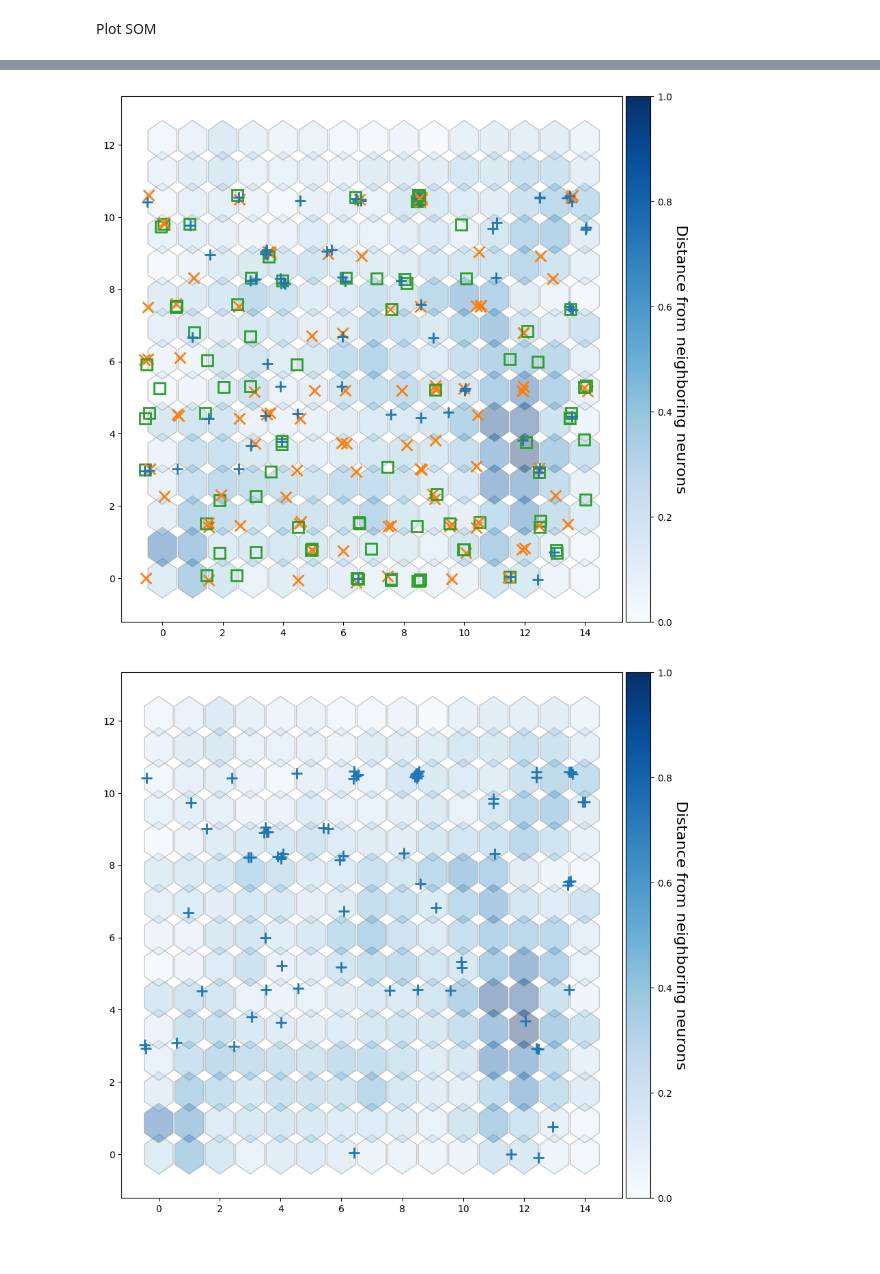
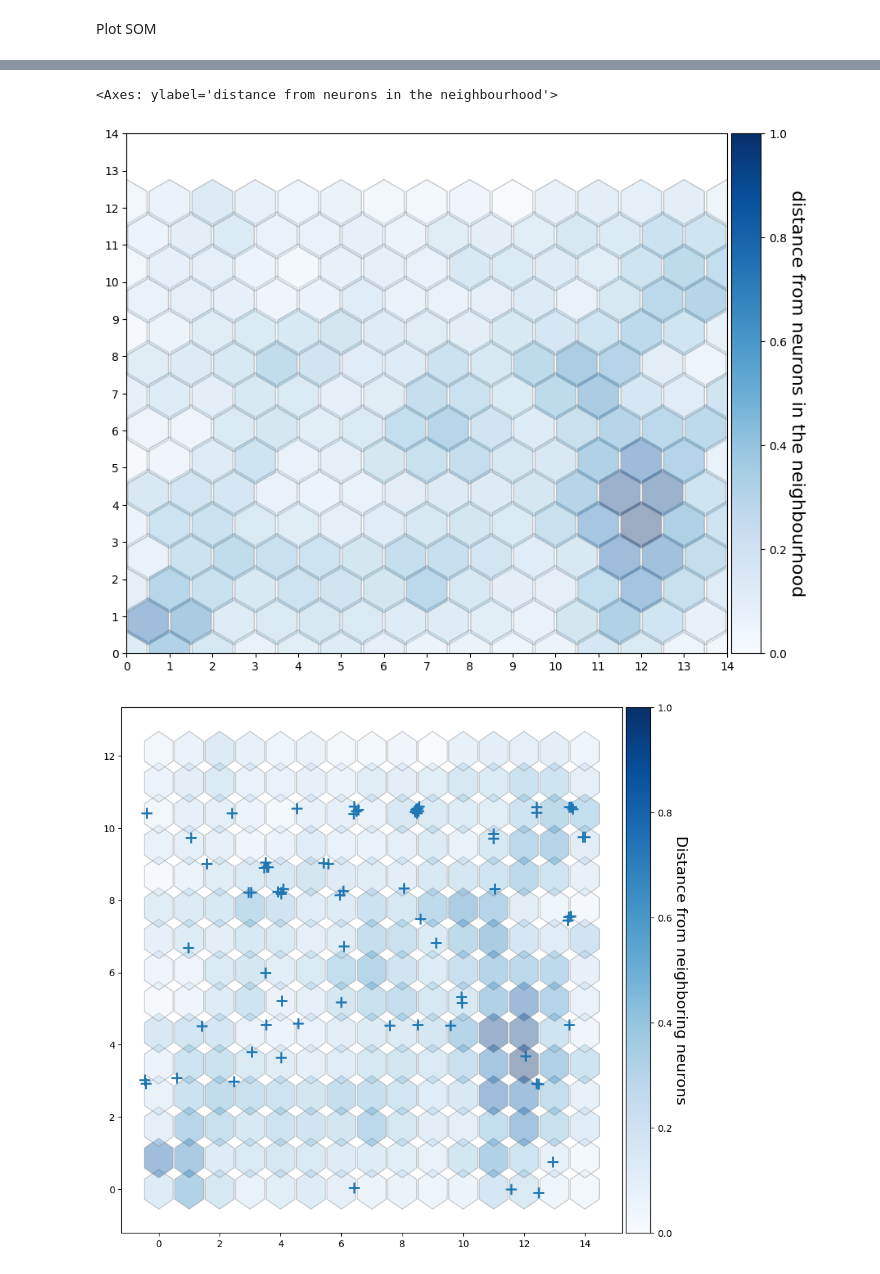
Before and after one commit to SZ-yang/SCSeq_LineageBarcoding, a Jupyter notebook: kevin/Writeup6_SOM/Writeup6_LARRY_SOM.ipynb, the cells around one changed output, grey strips where cells are left out. Drawn from its saved outputs; the diff is of its cells as text; code cells hidden in the pictures.

Commit message:
Trying ways to merge neurons in the SOM

```diff
--- a/kevin/Writeup6_SOM/Writeup6_LARRY_SOM.ipynb
+++ b/kevin/Writeup6_SOM/Writeup6_LARRY_SOM.ipynb
@@ -149,16 +242,39 @@ jitter_amount = 0.1
+# %%
+# Create a figure for the hexagonal grid visualization
+f = plt.figure(figsize=(10,10))
+ax = f.add_subplot(111)
+
+ax.set_aspect('equal')
+
+# Create a hexagonal grid for the SOM
+for i in range(weights.shape[0]):
+    for j in range(weights.shape[1]):
+        wy = yy[(i, j)] * np.sqrt(3) / 2
+        hex = RegularPolygon((xx[(i, j)], wy),
+                             numVertices=6,
+                             radius=.95 / np.sqrt(3),
+                             facecolor=cm.Blues(umatrix[i, j]),
+                             alpha=.4,
+                             edgecolor='gray')
+        ax.add_patch(hex)
+
+xrange = np.arange(weights.shape[0])
+yrange = np.arange(weights.shape[1])
+plt.xticks(xrange-.5, xrange)
+plt.yticks(yrange * np.sqrt(3) / 2, yrange)
+
+divider = make_axes_locatable(plt.gca())
+ax_cb = divider.new_horizontal(size="5%", pad=0.05)
+cb1 = colorbar.ColorbarBase(ax_cb, cmap=cm.Blues,
+                            orientation='vertical', alpha=.4)
+cb1.ax.get_yaxis().labelpad = 16
+cb1.ax.set_ylabel('distance from neurons in the neighbourhood',
+                  rotation=270, fontsize=16)
+plt.gcf().add_axes(ax_cb)
+# %% [output]
+<Axes: ylabel='distance from neurons in the neighbourhood'>
+[figure, added]
 # %%
-# Create a figure for the hexagonal grid visualization
-fig, ax = plt.subplots(figsize=(10, 10))
-
-# Create a hexagonal grid for the SOM
-for i in range(weights.shape[0]):
-    for j in range(weights.shape[1]):
-        hex = RegularPolygon((i, j * np.sqrt(3) / 2), numVertices=6,
-                             radius=.95 / np.sqrt(3),
-                             facecolor=cm.Blues(umatrix[i, j]),
-                             alpha=.4, edgecolor='gray')
-        ax.add_patch(hex)
-
 # Plot data points on the SOM grid
 for cnt, x in enumerate(train_embeddings_subset):
     w = som.winner(x)  # Find the winning neuron
@@ -201,8 +317,6 @@ cb1.ax.set_ylabel('Distance from neighboring neurons',
 plt.gcf().add_axes(ax_cb)
 
 plt.show()
-# %% [output]
-[figure, removed]
 # %%
 # Create a figure for the hexagonal grid visualization
 fig, ax = plt.subplots(figsize=(10, 10))
```
Also changed, not shown: parts of 5 cells of this notebook, 1 other file.
